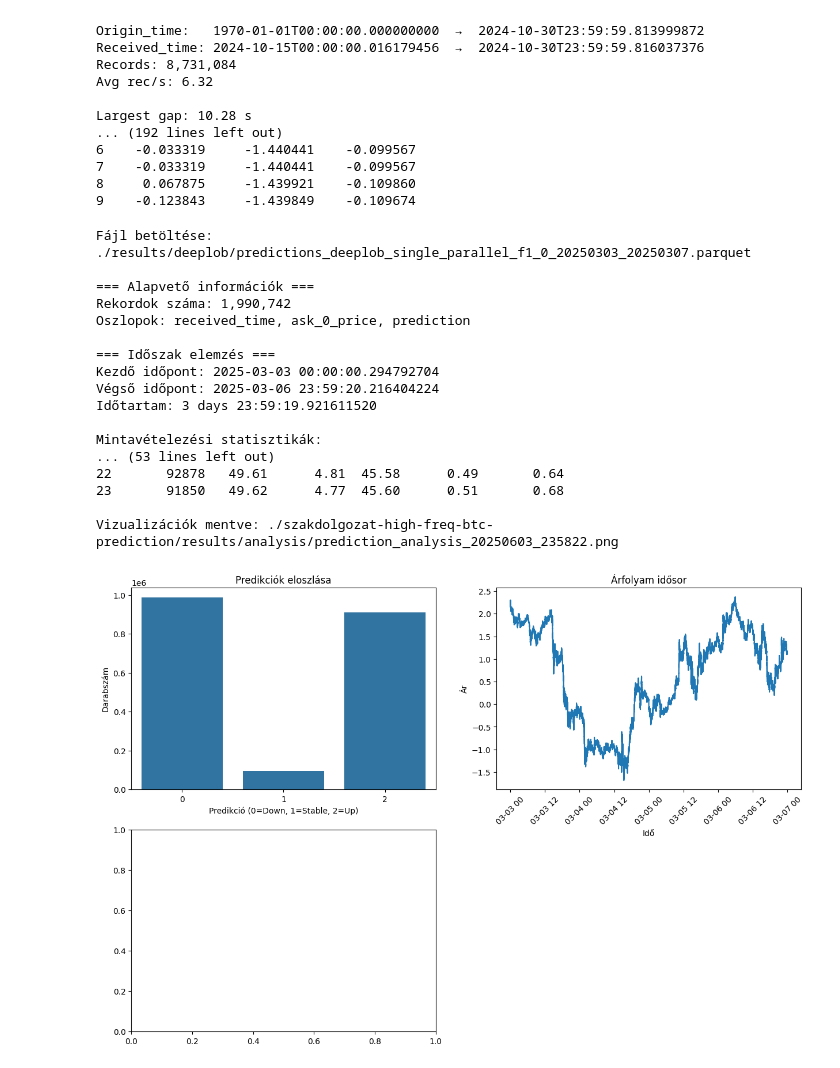
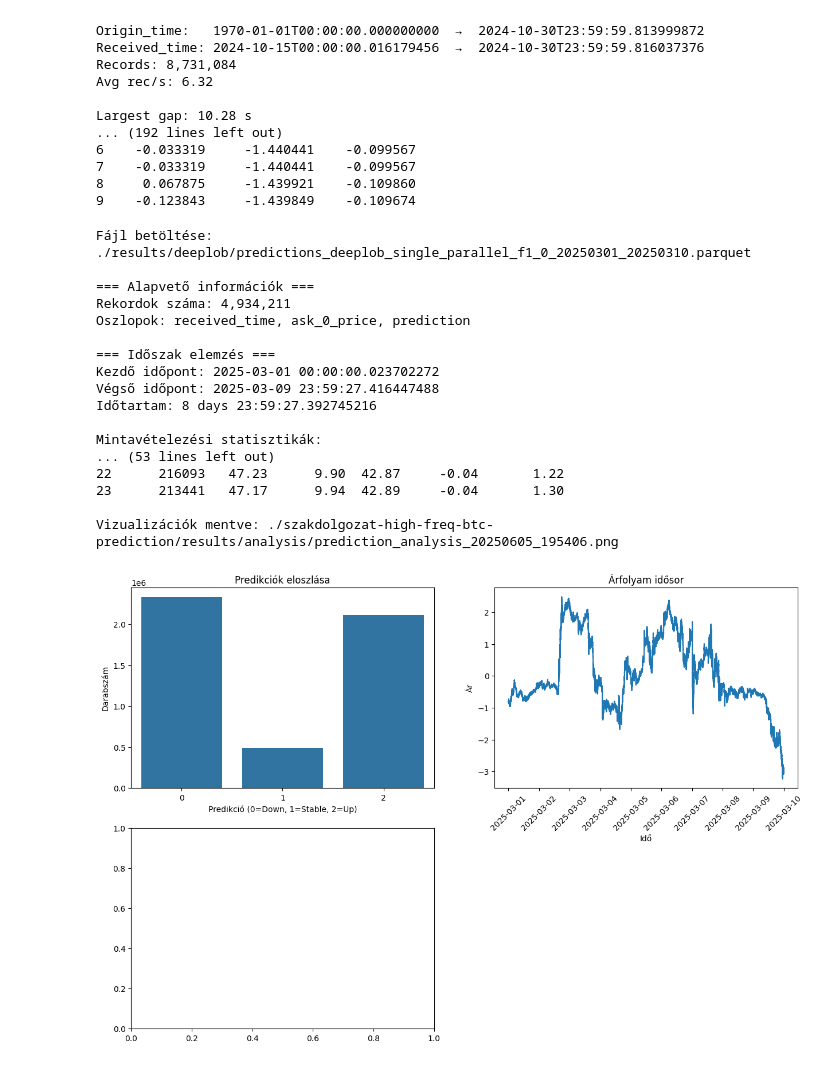
Before and after one commit to laszloandr/szakdolgozat-high-freq-btc-prediction, a Jupyter notebook: preprocessing_data_quality_check.ipynb, the cells around one changed output. Drawn from its saved outputs; the diff is of its cells as text; code cells hidden in the pictures.

```diff
--- a/preprocessing_data_quality_check.ipynb
+++ b/preprocessing_data_quality_check.ipynb
@@ -438,40 +438,40 @@ def analyze_predictions_file(file_path):
     plt.xlabel('Árváltozás')
     plt.ylabel('Gyakoriság')
 
     plt.tight_layout()
 
     # Mentés a results/analysis mappába
     output_dir = "./szakdolgozat-high-freq-btc-prediction/results/analysis"
     os.makedirs(output_dir, exist_ok=True)
 
     # Fájlnév generálása az aktuális időbélyeggel
     timestamp = datetime.now().strftime("%Y%m%d_%H%M%S")
     output_file = os.path.join(output_dir, f"prediction_analysis_{timestamp}.png")
 
     plt.savefig(output_file)
     print(f"\nVizualizációk mentve: {output_file}")
 
     return df
 
 if __name__ == "__main__":
-    prediction_file = "./results/deeplob/predictions_deeplob_single_parallel_f1_0_20250303_20250307.parquet"
+    prediction_file = "./results/deeplob/predictions_deeplob_single_parallel_f1_0_20250301_20250310.parquet"
     df = analyze_predictions_file(prediction_file)
 # %% [output]
-Fájl betöltése: ./results/deeplob/predictions_deeplob_single_parallel_f1_0_20250303_20250307.parquet
+Fájl betöltése: ./results/deeplob/predictions_deeplob_single_parallel_f1_0_20250301_20250310.parquet
 
 === Alapvető információk ===
-Rekordok száma: 1,990,742
+Rekordok száma: 4,934,211
 Oszlopok: received_time, ask_0_price, prediction
 
 === Időszak elemzés ===
-Kezdő időpont: 2025-03-03 00:00:00.294792704
-Végső időpont: 2025-03-06 23:59:20.216404224
-Időtartam: 3 days 23:59:19.921611520
+Kezdő időpont: 2025-03-01 00:00:00.023702272
+Végső időpont: 2025-03-09 23:59:27.416447488
+Időtartam: 8 days 23:59:27.392745216
 
 Mintavételezési statisztikák:
 ... (53 lines left out)
-22       92878   49.61      4.81  45.58      0.49       0.64
-23       91850   49.62      4.77  45.60      0.51       0.68
+22      216093   47.23      9.90  42.87     -0.04       1.22
+23      213441   47.17      9.94  42.89     -0.04       1.30
 
-Vizualizációk mentve: ./szakdolgozat-high-freq-btc-prediction/results/analysis/prediction_analysis_20250603_235822.png
+Vizualizációk mentve: ./szakdolgozat-high-freq-btc-prediction/results/analysis/prediction_analysis_20250605_195406.png
-[figure, old version]
+[figure, new version]
```
Also changed, not shown: parts of 1 cell of this notebook, 6 other files.
